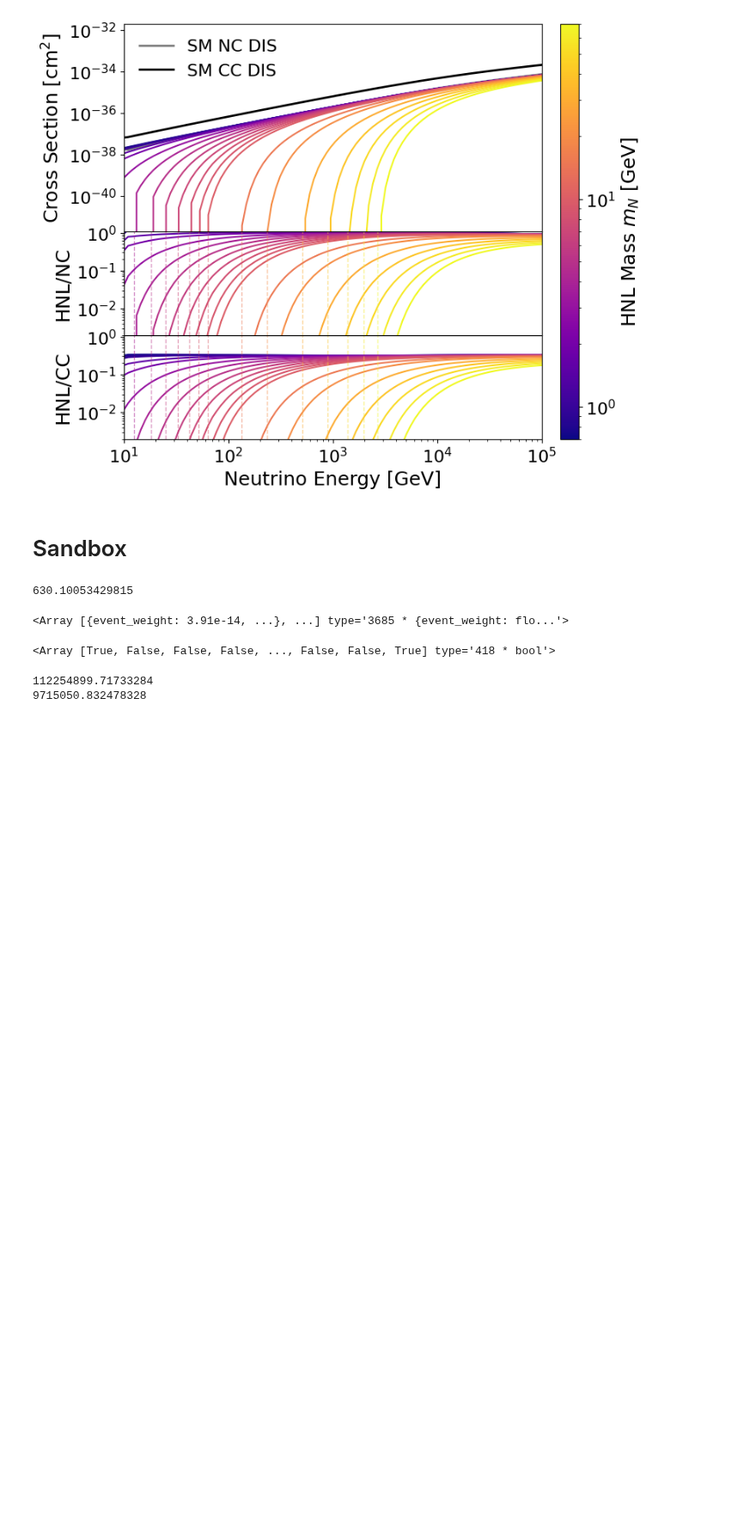
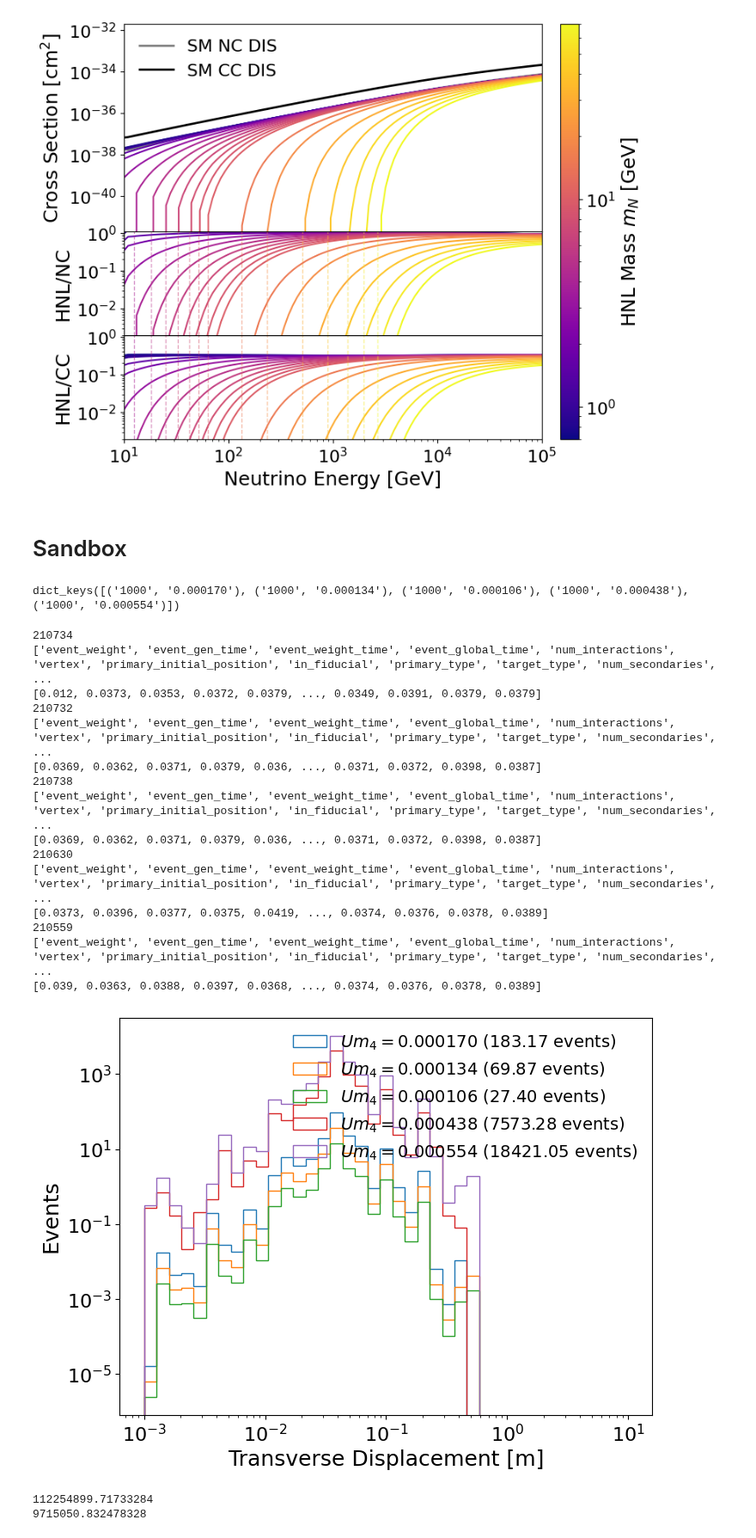
Before and after one commit to nickkamp1/Lake_Geneva_Neutrinos, a Jupyter notebook: SIREN_HNLAnalysis.ipynb, the cells around one changed output. Shown at 86% size. Drawn from its saved outputs; the diff is of its cells as text; code cells hidden in the pictures; blank space fills up the shorter version.

```diff
--- a/SIREN_HNLAnalysis.ipynb
+++ b/SIREN_HNLAnalysis.ipynb
@@ -413,19 +469,59 @@ plt.show()
 # %% [markdown]
 # Sandbox
 # %%
-x = ak.from_parquet("/n/holylfs05/LABS/arguelles_delgado_lab/Everyone/nkamp/Geneva/Lake_Geneva_Neutrinos/Data/SIREN/Output/SINE_CMS_West/HNLs/MS_charm_-14_NC_m4_0700_Um4_0.100000_seed_1.parquet")
+input_files = glob.glob(os.path.join(base_dir, "summary_files/mesondecay_all_m4_1000_Um4_0.0001*parquet")) + \
+              glob.glob(os.path.join(base_dir, "summary_files/mesondecay_all_m4_1000_Um4_0.0004*parquet")) + \
+              glob.glob(os.path.join(base_dir, "summary_files/mesondecay_all_m4_1000_Um4_0.0005*parquet"))
+data = {}
+for file in input_files:
+    match = pattern.search(file)
+    if match:
+        m4 = match.group(1)
+        Um4 = match.group(2).rstrip('.')
+        try:
+
+            data[(m4, Um4)] = ak.from_parquet(os.path.abspath(file))
+        except Exception as e:
+            print(f"Error reading {file}: {e}")
+# %%
+data.keys()
+# %% [output]
+dict_keys([('1000', '0.000170'), ('1000', '0.000134'), ('1000', '0.000106'), ('1000', '0.000438'), ('1000', '0.000554')])
 # %%
-sum(x.weights*x.muon0_hit_mask_survival)
+# make a color gradient based on Um4
+
+for k,x in data.items():
+    print(len(x))
+    print(x.fields)
+    print(x.max_transverseDisp)
+    plt.hist(np.array(x.max_transverseDisp),
+             weights=np.array(x.weights),
+             bins=np.logspace(-3,1,40),
+             histtype="step",
+             label=r"$Um_4=%s$ (%1.2f events)"%(k[1],sum(x.weights)))
+plt.loglog()
+plt.xlabel(r"Transverse Displacement [m]")
+plt.ylabel("Events")
+plt.legend(loc="upper right",fontsize=14)
+#plt.ylim(1)
+plt.show()
 # %% [output]
-630.10053429815
+210734
+['event_weight', 'event_gen_time', 'event_weight_time', 'event_global_time', 'num_interactions', 'vertex', 'primary_initial_position', 'in_fiducial', 'primary_type', 'target_type', 'num_secondaries',  ...
+[0.012, 0.0373, 0.0353, 0.0372, 0.0379, ..., 0.0349, 0.0391, 0.0379, 0.0379]
+210732
+['event_weight', 'event_gen_time', 'event_weight_time', 'event_global_time', 'num_interactions', 'vertex', 'primary_initial_position', 'in_fiducial', 'primary_type', 'target_type', 'num_secondaries',  ...
+[0.0369, 0.0362, 0.0371, 0.0379, 0.036, ..., 0.0371, 0.0372, 0.0398, 0.0387]
+210738
+['event_weight', 'event_gen_time', 'event_weight_time', 'event_global_time', 'num_interactions', 'vertex', 'primary_initial_position', 'in_fiducial', 'primary_type', 'target_type', 'num_secondaries',  ...
+[0.0369, 0.0362, 0.0371, 0.0379, 0.036, ..., 0.0371, 0.0372, 0.0398, 0.0387]
+210630
+['event_weight', 'event_gen_time', 'event_weight_time', 'event_global_time', 'num_interactions', 'vertex', 'primary_initial_position', 'in_fiducial', 'primary_type', 'target_type', 'num_secondaries',  ...
+[0.0373, 0.0396, 0.0377, 0.0375, 0.0419, ..., 0.0374, 0.0376, 0.0378, 0.0389]
+210559
+['event_weight', 'event_gen_time', 'event_weight_time', 'event_global_time', 'num_interactions', 'vertex', 'primary_initial_position', 'in_fiducial', 'primary_type', 'target_type', 'num_secondaries',  ...
+[0.039, 0.0363, 0.0388, 0.0397, 0.0368, ..., 0.0374, 0.0376, 0.0378, 0.0389]
+[figure, added]
-# %%
-x
-# %% [output]
-<Array [{event_weight: 3.91e-14, ...}, ...] type='3685 * {event_weight: flo...'>
-# %%
-x.muon0_panel1_hit_mask_survival
-# %% [output]
-<Array [True, False, False, False, ..., False, False, True] type='418 * bool'>
 # %%
 x = pd.read_csv("/n/holylfs05/LABS/arguelles_delgado_lab/Everyone/nkamp/Geneva/Lake_Geneva_Neutrinos/Data/SIREN/Input/HNL-mu_m_0500_CMS_West.txt")
 # %%
```
Also changed, not shown: parts of 5 cells of this notebook, 7 other files.
